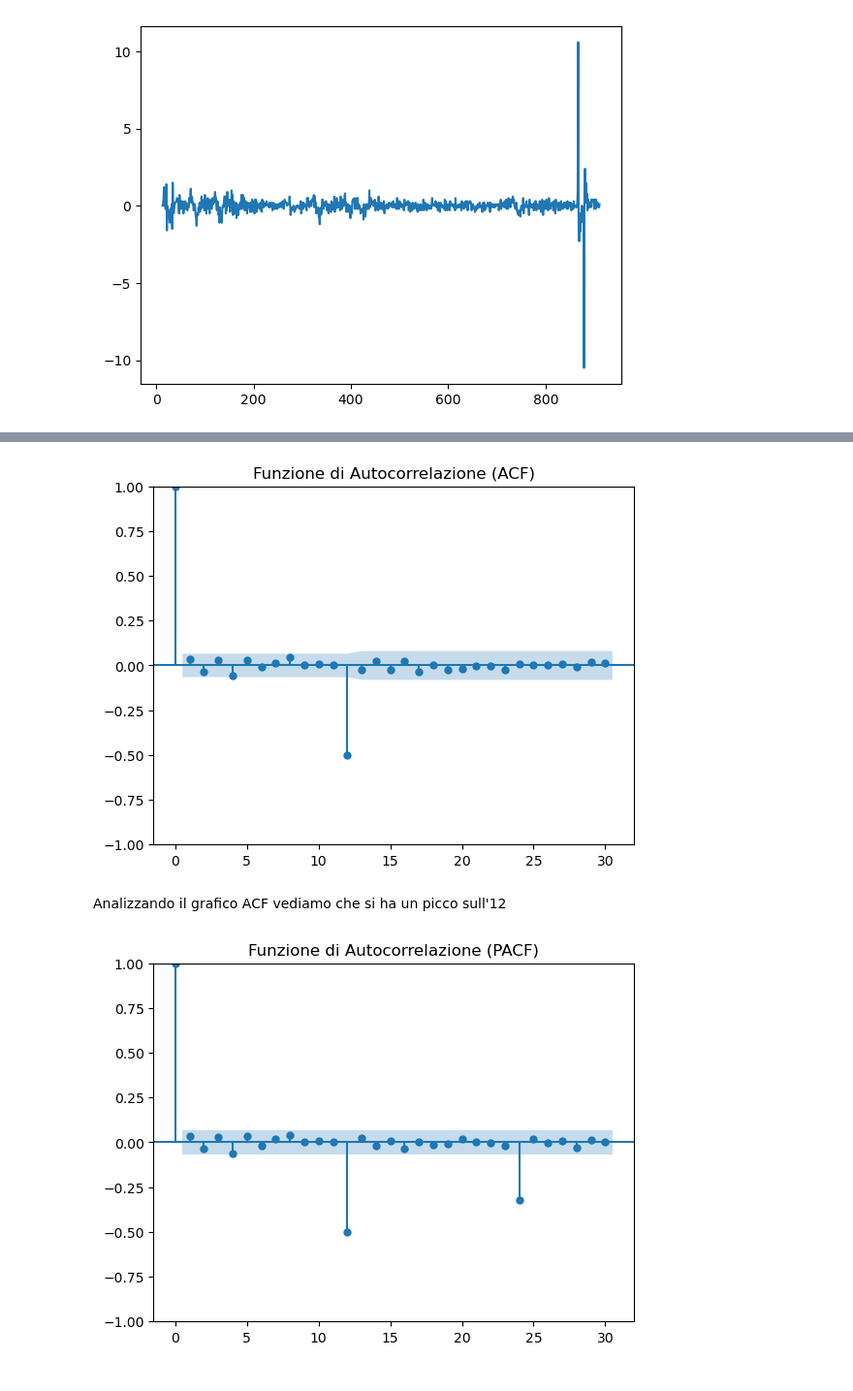
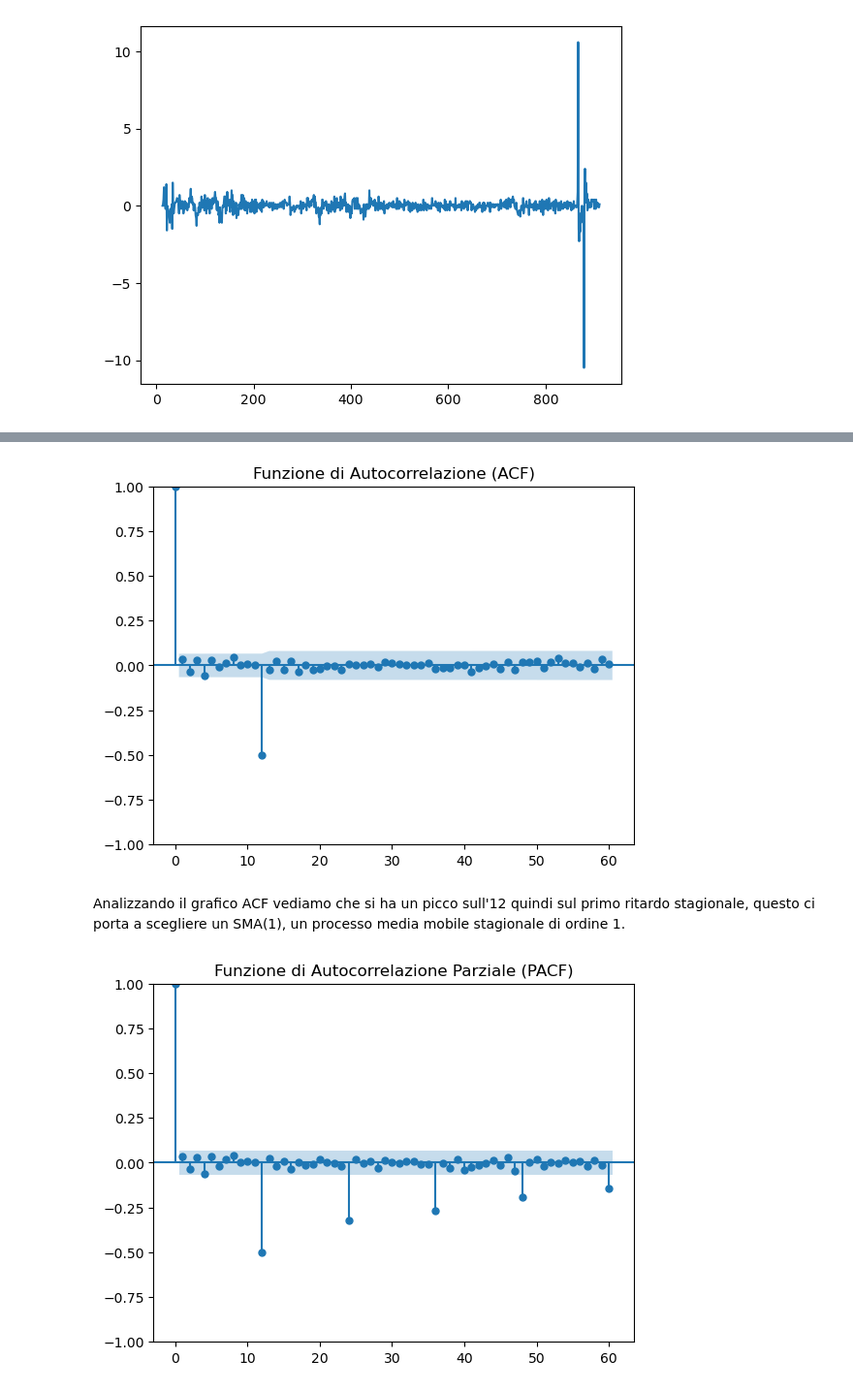
Before and after one commit to MatteoCalvanico/DataAnalytics-Project, a Jupyter notebook: Progetto.ipynb, the cells around one changed output, grey strips where cells are left out. Shown at 97% size. Drawn from its saved outputs; the diff is of its cells as text; code cells hidden in the pictures.

```diff
--- a/Progetto.ipynb
+++ b/Progetto.ipynb
@@ -334,16 +335,16 @@ Tramite ACF e PACF otteniamo i seguenti parametri del modello:
 * p: deducibile dai primi 10-12 ritardi del PACF (num. di ritardi consecutivi in cui la funzione risulta diversa da 0);
 * P: deducibile dai ritardi stagionali del PACF (num di ritardi consecutivi in cui la funzione assume valori significativi).
 # %%
-plot_acf(df_diff)
+plot_acf(df_diff, lags=60)
 plt.title('Funzione di Autocorrelazione (ACF)')
 plt.show()
 # %% [output]
-[figure, old version]
+[figure, new version]
 # %% [markdown]
-Analizzando il grafico ACF vediamo che si ha un picco sull'12
+Analizzando il grafico ACF vediamo che si ha un picco sull'12 quindi sul primo ritardo stagionale, questo ci porta a scegliere un SMA(1), un processo media mobile stagionale di ordine 1.
 # %%
-plot_pacf(df_diff)
-plt.title('Funzione di Autocorrelazione (PACF)')
+plot_pacf(df_diff, lags=60)
+plt.title('Funzione di Autocorrelazione Parziale (PACF)')
 plt.show()
 # %% [output]
-[figure, old version]
+[figure, new version]
```
Also changed, not shown: parts of 4 cells of this notebook.
